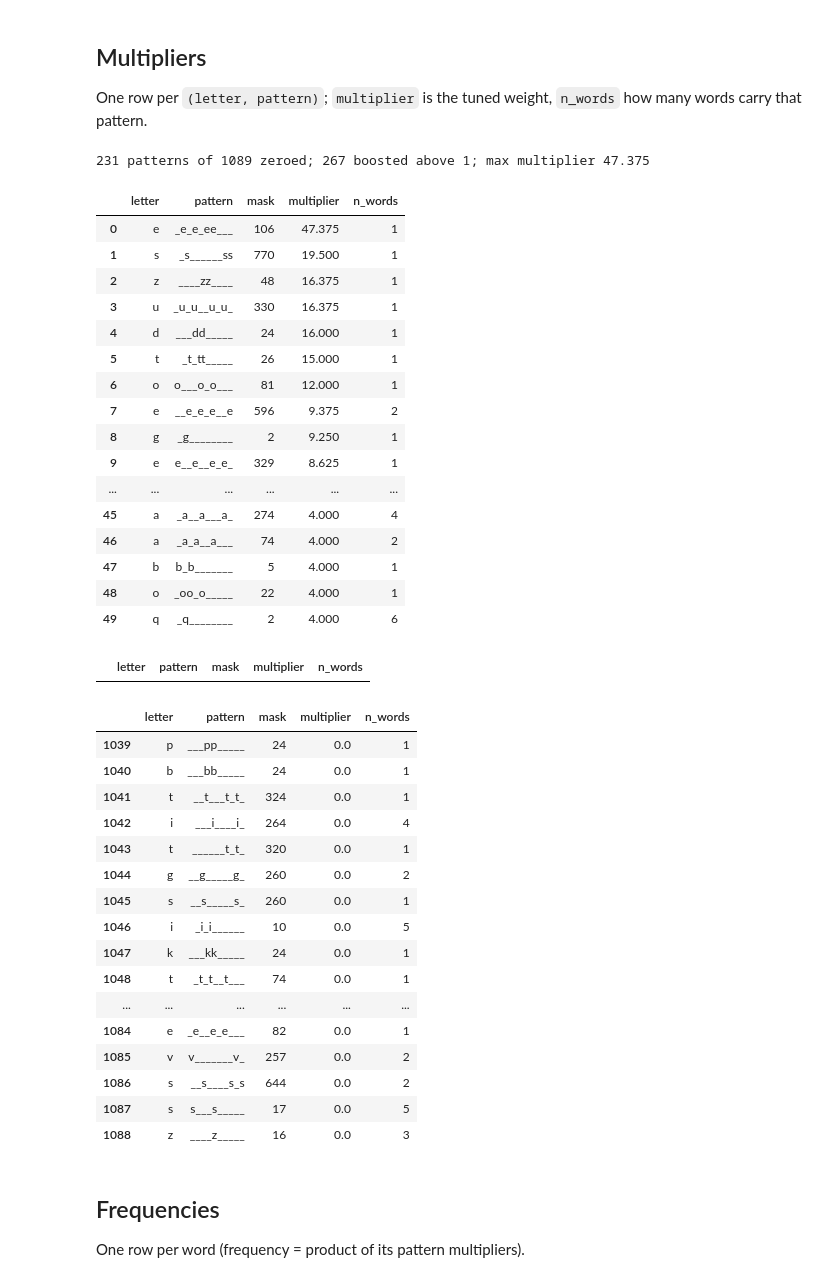
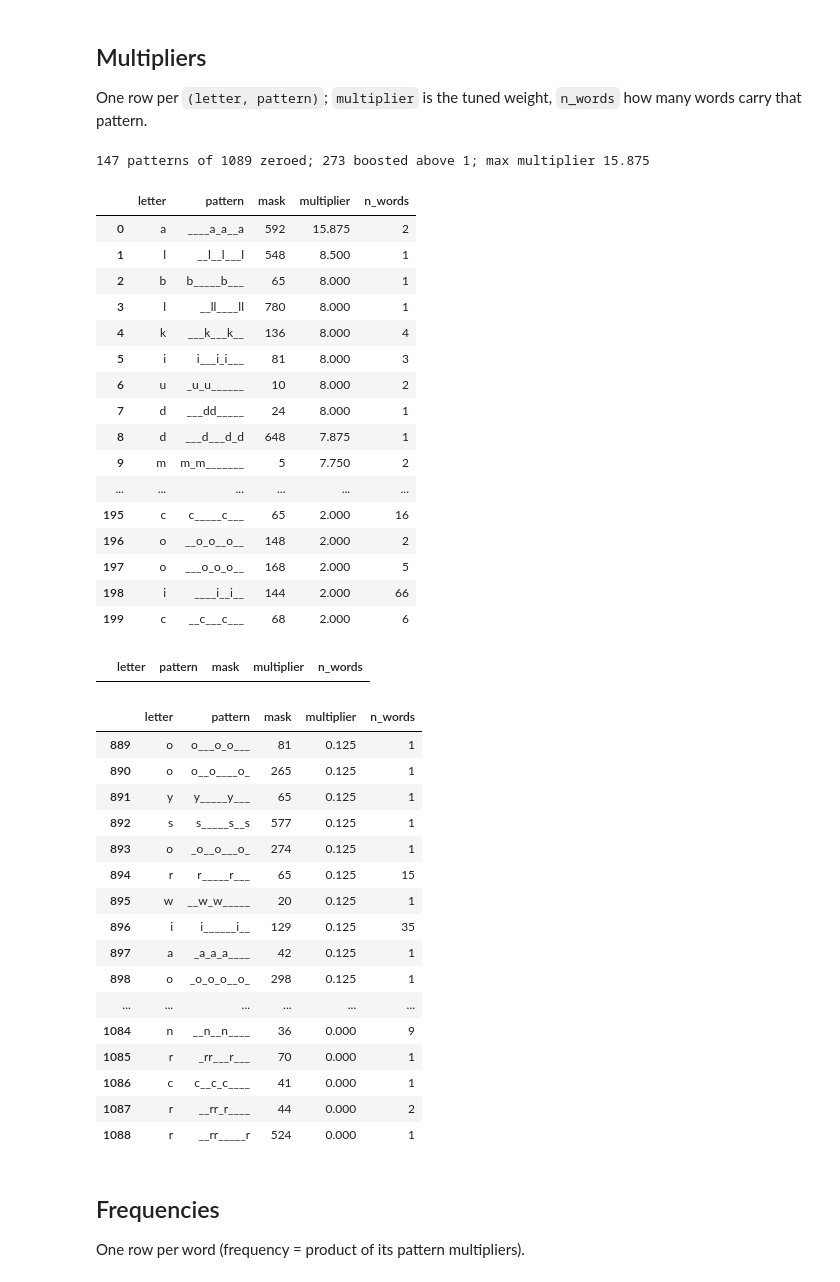
Before and after one commit to Ballpark-Figures/hangman, a Jupyter notebook: math/notebooks/freq_search_explorer.ipynb, the cells around one changed output. Cells and saved outputs as stored; diff of their text form; code cells hidden in the pictures.

```diff
--- a/math/notebooks/freq_search_explorer.ipynb
+++ b/math/notebooks/freq_search_explorer.ipynb
@@ -28,6 +28,8 @@ import pandas as pd
 import matplotlib.pyplot as plt
 import freq_search, strategy
 
+pd.set_option('display.max_rows', 200)
+
 print(f'imported from {math_dir}')
 # %% [output]
 imported from /Users/patrickliscio/My Documents/Pycharm Projects/Ballpark-Figures/hangman/math
@@ -38,7 +40,7 @@ Loads the saved CSV for this length if present; otherwise runs one inline (which
 can be slow for larger lengths).
 # %%
 LENGTH = 10
-OBJECTIVE = 'greedy'      # 'greedy' or 'best_opener' -- which tuned run to explore below
+OBJECTIVE = 'best_opener'      # 'greedy' or 'best_opener' -- which tuned run to explore below
 
 csv_path = freq_search._default_log_path(OBJECTIVE, LENGTH)
 if csv_path.exists():
@@ -103,52 +105,52 @@ many words carry that pattern.
 # %%
 mult_df = s.multipliers_df()
 print(f'{(mult_df.multiplier == 0).sum()} patterns of {len(mult_df)} zeroed; '
       f'{(mult_df.multiplier > 1).sum()} boosted above 1; '
       f'max multiplier {mult_df.multiplier.max():g}')
-mult_df.head(50)
+mult_df.head(200)
 # %% [output]
-231 patterns of 1089 zeroed; 267 boosted above 1; max multiplier 47.375
+147 patterns of 1089 zeroed; 273 boosted above 1; max multiplier 15.875
 |  | letter | pattern | mask | multiplier | n_words |
-| 0 | e | _e_e_ee___ | 106 | 47.375 | 1 |
-| 1 | s | _s______ss | 770 | 19.500 | 1 |
-| 2 | z | ____zz____ | 48 | 16.375 | 1 |
-| 3 | u | _u_u__u_u_ | 330 | 16.375 | 1 |
-| 4 | d | ___dd_____ | 24 | 16.000 | 1 |
-| 5 | t | _t_tt_____ | 26 | 15.000 | 1 |
-| 6 | o | o___o_o___ | 81 | 12.000 | 1 |
-| 7 | e | __e_e_e__e | 596 | 9.375 | 2 |
-| 8 | g | _g________ | 2 | 9.250 | 1 |
-| 9 | e | e__e__e_e_ | 329 | 8.625 | 1 |
+| 0 | a | ____a_a__a | 592 | 15.875 | 2 |
+| 1 | l | __l__l___l | 548 | 8.500 | 1 |
+| 2 | b | b_____b___ | 65 | 8.000 | 1 |
+| 3 | l | __ll____ll | 780 | 8.000 | 1 |
+| 4 | k | ___k___k__ | 136 | 8.000 | 4 |
+| 5 | i | i___i_i___ | 81 | 8.000 | 3 |
+| 6 | u | _u_u______ | 10 | 8.000 | 2 |
+| 7 | d | ___dd_____ | 24 | 8.000 | 1 |
+| 8 | d | ___d___d_d | 648 | 7.875 | 1 |
+| 9 | m | m_m_______ | 5 | 7.750 | 2 |
 | ... | ... | ... | ... | ... | ... |
-| 45 | a | _a__a___a_ | 274 | 4.000 | 4 |
-| 46 | a | _a_a__a___ | 74 | 4.000 | 2 |
-| 47 | b | b_b_______ | 5 | 4.000 | 1 |
-| 48 | o | _oo_o_____ | 22 | 4.000 | 1 |
-| 49 | q | _q________ | 2 | 4.000 | 6 |
+| 195 | c | c_____c___ | 65 | 2.000 | 16 |
+| 196 | o | __o_o__o__ | 148 | 2.000 | 2 |
+| 197 | o | ___o_o_o__ | 168 | 2.000 | 5 |
+| 198 | i | ____i__i__ | 144 | 2.000 | 66 |
+| 199 | c | __c___c___ | 68 | 2.000 | 6 |
 # %%
 mult_df[mult_df['pattern'] == '____s']
 # %% [output]
 |  | letter | pattern | mask | multiplier | n_words |
 # %%
-mult_df.tail(50)
+mult_df.tail(200)
 # %% [output]
 |  | letter | pattern | mask | multiplier | n_words |
-| 1039 | p | ___pp_____ | 24 | 0.0 | 1 |
-| 1040 | b | ___bb_____ | 24 | 0.0 | 1 |
-| 1041 | t | __t___t_t_ | 324 | 0.0 | 1 |
-| 1042 | i | ___i____i_ | 264 | 0.0 | 4 |
-| 1043 | t | ______t_t_ | 320 | 0.0 | 1 |
-| 1044 | g | __g_____g_ | 260 | 0.0 | 2 |
-| 1045 | s | __s_____s_ | 260 | 0.0 | 1 |
-| 1046 | i | _i_i______ | 10 | 0.0 | 5 |
-| 1047 | k | ___kk_____ | 24 | 0.0 | 1 |
-| 1048 | t | _t_t__t___ | 74 | 0.0 | 1 |
+| 889 | o | o___o_o___ | 81 | 0.125 | 1 |
+| 890 | o | o__o____o_ | 265 | 0.125 | 1 |
+| 891 | y | y_____y___ | 65 | 0.125 | 1 |
+| 892 | s | s_____s__s | 577 | 0.125 | 1 |
+| 893 | o | _o__o___o_ | 274 | 0.125 | 1 |
+| 894 | r | r_____r___ | 65 | 0.125 | 15 |
+| 895 | w | __w_w_____ | 20 | 0.125 | 1 |
+| 896 | i | i______i__ | 129 | 0.125 | 35 |
+| 897 | a | _a_a_a____ | 42 | 0.125 | 1 |
+| 898 | o | _o_o_o__o_ | 298 | 0.125 | 1 |
 | ... | ... | ... | ... | ... | ... |
-| 1084 | e | _e__e_e___ | 82 | 0.0 | 1 |
-| 1085 | v | v_______v_ | 257 | 0.0 | 2 |
-| 1086 | s | __s____s_s | 644 | 0.0 | 2 |
-| 1087 | s | s___s_____ | 17 | 0.0 | 5 |
-| 1088 | z | ____z_____ | 16 | 0.0 | 3 |
+| 1084 | n | __n__n____ | 36 | 0.000 | 9 |
+| 1085 | r | _rr___r___ | 70 | 0.000 | 1 |
+| 1086 | c | c__c_c____ | 41 | 0.000 | 1 |
+| 1087 | r | __rr_r____ | 44 | 0.000 | 2 |
+| 1088 | r | __rr_____r | 524 | 0.000 | 1 |
 # %% [markdown]
 ## Frequencies
 
```
Also changed, not shown: parts of 17 cells of this notebook, 1 other file.
